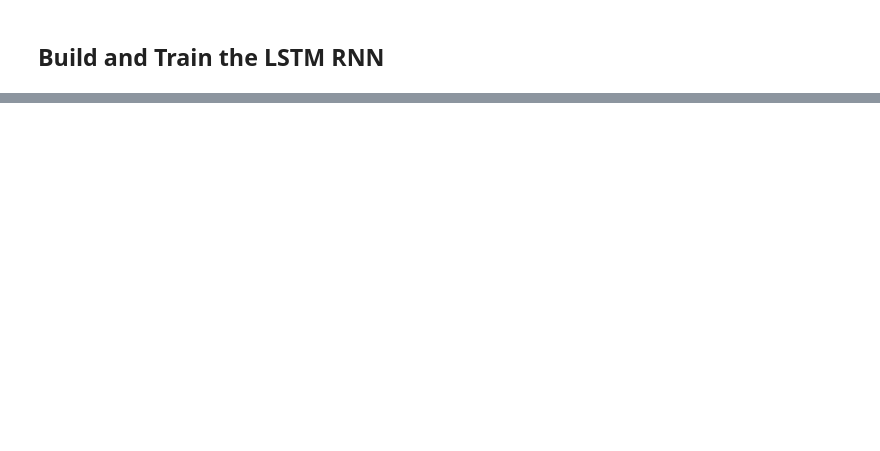
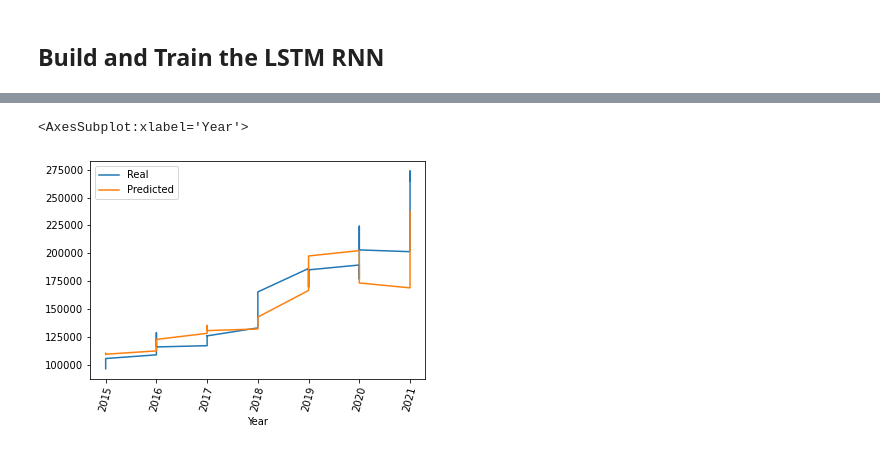
Before and after one commit to AkanSri/Project2, a Jupyter notebook: deep_learning_as.ipynb, the cells around one changed output, grey strips where cells are left out. Saved outputs shown, nothing was run; the diff lists cells and outputs as text; code cells hidden in the pictures; blank space fills up the shorter version.

```diff
--- a/deep_learning_as.ipynb
+++ b/deep_learning_as.ipynb
@@ -213,0 +223,5 @@ Epoch 10/10
+# %%
+# Make some predictions
+predicted = model.predict(X_train_scaled)
+predicted = np.concatenate((predicted, model.predict(X_test_scaled)))
+predicted
@@ -213,0 +248,10 @@ Epoch 10/10
+# %%
+# Recover the original prices instead of the scaled version
+predicted_count = y_scaler.inverse_transform(predicted)
+# %%
+# Create a DataFrame of Real and Predicted values
+results = pd.DataFrame({
+    "Real": data["Fraud Reporting Count"].iloc[4:],
+    "Predicted": predicted_count.ravel()
+}, index = data.iloc[4:].index)
+results.head()
@@ -214,3 +266,8 @@ Epoch 10/10
+# %%
+results.plot(rot = 75)
+# %% [output]
+<AxesSubplot:xlabel='Year'>
+[figure, added]
 # %%
 plt.plot(model_history.history["loss"])
 # %% [output]
```
Also changed, not shown: parts of 21 cells of this notebook.
